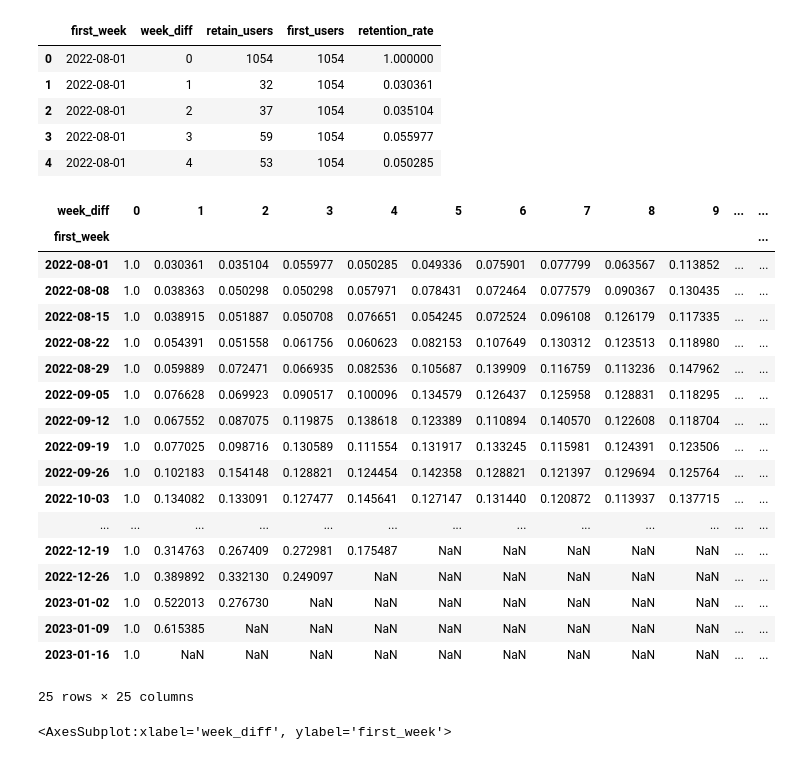
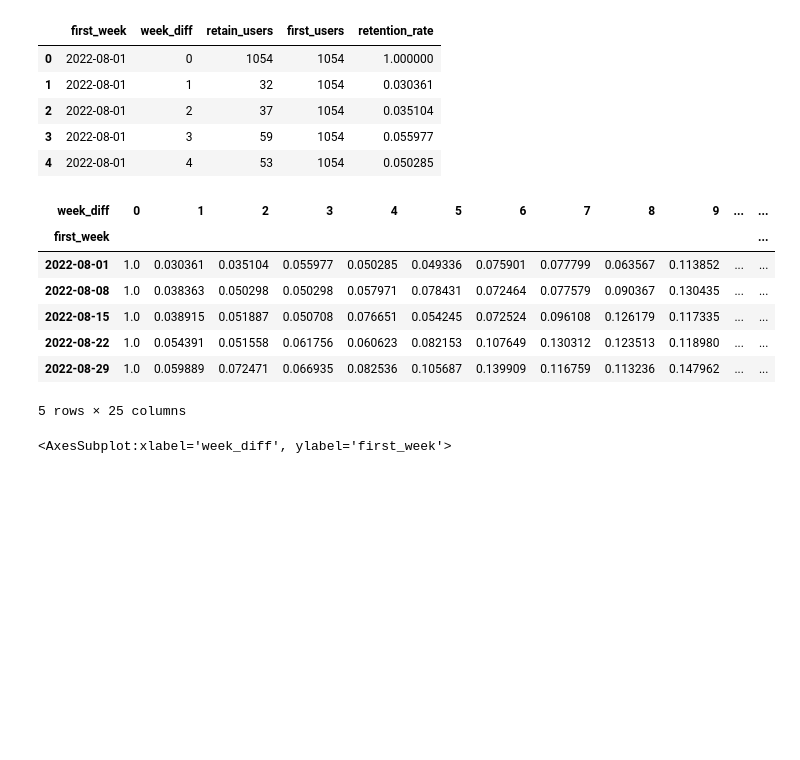
Before and after one commit to claire-1125/Foodie_Express_Analysis, a Jupyter notebook: foodie_viz.ipynb, the cells around one changed output. Drawn from its saved outputs; the diff is of its cells as text; code cells hidden in the pictures; blank space fills up the shorter version.

```diff
--- a/foodie_viz.ipynb
+++ b/foodie_viz.ipynb
@@ -2428,33 +3824,22 @@ df_cohort_revisit.head()
 # %%
 # 피봇 테이블 먼저 만들어주기
 import pandas as pd
 
 cohort_revisit_pivot = pd.pivot_table(
     data = df_cohort_revisit,
     index = 'first_week',
     columns = 'week_diff',
     values = 'retention_rate'
 )
 
-cohort_revisit_pivot
+cohort_revisit_pivot.head(5)
 # %% [output]
 | week_diff | 0 | 1 | 2 | 3 | 4 | 5 | 6 | 7 | 8 | 9 | ... | ... |
 | first_week |  |  |  |  |  |  |  |  |  |  |  | ... |
 | 2022-08-01 | 1.0 | 0.030361 | 0.035104 | 0.055977 | 0.050285 | 0.049336 | 0.075901 | 0.077799 | 0.063567 | 0.113852 | ... | ... |
 | 2022-08-08 | 1.0 | 0.038363 | 0.050298 | 0.050298 | 0.057971 | 0.078431 | 0.072464 | 0.077579 | 0.090367 | 0.130435 | ... | ... |
 | 2022-08-15 | 1.0 | 0.038915 | 0.051887 | 0.050708 | 0.076651 | 0.054245 | 0.072524 | 0.096108 | 0.126179 | 0.117335 | ... | ... |
 | 2022-08-22 | 1.0 | 0.054391 | 0.051558 | 0.061756 | 0.060623 | 0.082153 | 0.107649 | 0.130312 | 0.123513 | 0.118980 | ... | ... |
 | 2022-08-29 | 1.0 | 0.059889 | 0.072471 | 0.066935 | 0.082536 | 0.105687 | 0.139909 | 0.116759 | 0.113236 | 0.147962 | ... | ... |
-| 2022-09-05 | 1.0 | 0.076628 | 0.069923 | 0.090517 | 0.100096 | 0.134579 | 0.126437 | 0.125958 | 0.128831 | 0.118295 | ... | ... |
-| 2022-09-12 | 1.0 | 0.067552 | 0.087075 | 0.119875 | 0.138618 | 0.123389 | 0.110894 | 0.140570 | 0.122608 | 0.118704 | ... | ... |
-| 2022-09-19 | 1.0 | 0.077025 | 0.098716 | 0.130589 | 0.111554 | 0.131917 | 0.133245 | 0.115981 | 0.124391 | 0.123506 | ... | ... |
-| 2022-09-26 | 1.0 | 0.102183 | 0.154148 | 0.128821 | 0.124454 | 0.142358 | 0.128821 | 0.121397 | 0.129694 | 0.125764 | ... | ... |
-| 2022-10-03 | 1.0 | 0.134082 | 0.133091 | 0.127477 | 0.145641 | 0.127147 | 0.131440 | 0.120872 | 0.113937 | 0.137715 | ... | ... |
-| ... | ... | ... | ... | ... | ... | ... | ... | ... | ... | ... | ... | ... |
-| 2022-12-19 | 1.0 | 0.314763 | 0.267409 | 0.272981 | 0.175487 | NaN | NaN | NaN | NaN | NaN | ... | ... |
-| 2022-12-26 | 1.0 | 0.389892 | 0.332130 | 0.249097 | NaN | NaN | NaN | NaN | NaN | NaN | ... | ... |
-| 2023-01-02 | 1.0 | 0.522013 | 0.276730 | NaN | NaN | NaN | NaN | NaN | NaN | NaN | ... | ... |
-| 2023-01-09 | 1.0 | 0.615385 | NaN | NaN | NaN | NaN | NaN | NaN | NaN | NaN | ... | ... |
-| 2023-01-16 | 1.0 | NaN | NaN | NaN | NaN | NaN | NaN | NaN | NaN | NaN | ... | ... |
-25 rows × 25 columns
+5 rows × 25 columns
 # %%
```
Also changed, not shown: parts of 89 cells of this notebook.
